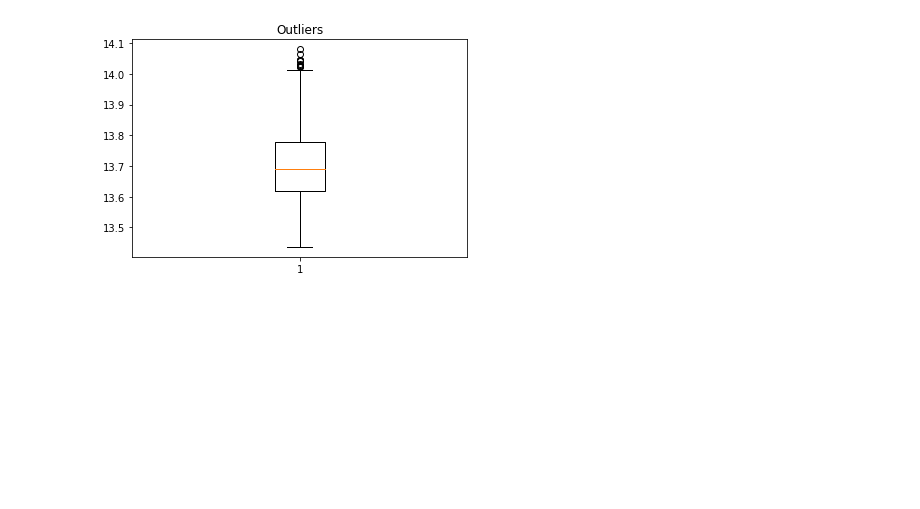
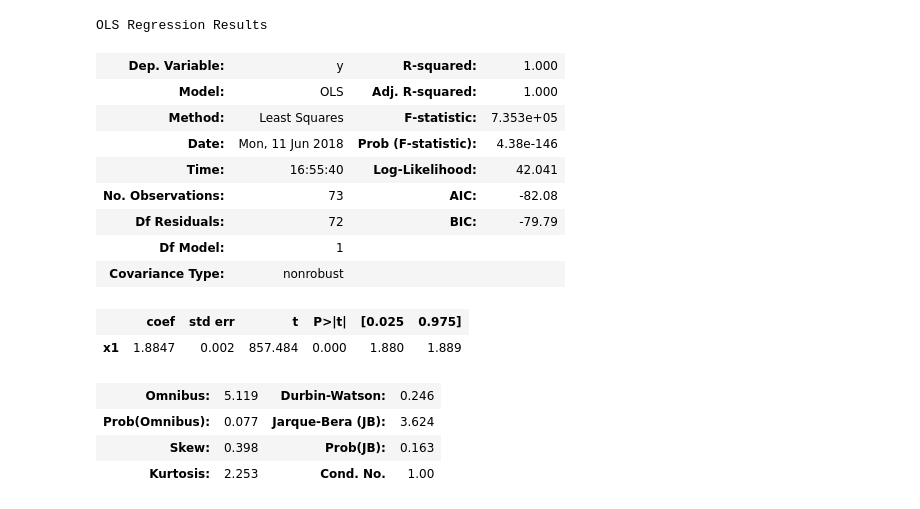
Before and after one commit to benlusamba/nutilities, a Jupyter notebook: soy_oi.ipynb, the cells around one changed output. Cells and saved outputs as stored; diff of their text form; code cells hidden in the pictures; blank space fills up the shorter version.

```diff
--- a/soy_oi.ipynb
+++ b/soy_oi.ipynb
@@ -83,7 +99,22 @@ plt.show()
-# %%
-#Box Plot of the distribution of the logs to spot outliers:
-plt.boxplot(a)
-plt.title('Outliers')
-plt.show()
-# %% [output]
-[figure, removed]
+# %%
+#Logistic Regression of price/oi
+model = sm.OLS(x_l, p_l).fit()
+predictions = model.predict(p_l)
+model.summary()
+# %% [output]
+OLS Regression Results
+| Dep. Variable: | y | R-squared: | 1.000 |
+| Model: | OLS | Adj. R-squared: | 1.000 |
+| Method: | Least Squares | F-statistic: | 7.353e+05 |
+| Date: | Mon, 11 Jun 2018 | Prob (F-statistic): | 4.38e-146 |
+| Time: | 16:55:40 | Log-Likelihood: | 42.041 |
+| No. Observations: | 73 | AIC: | -82.08 |
+| Df Residuals: | 72 | BIC: | -79.79 |
+| Df Model: | 1 |  |  |
+| Covariance Type: | nonrobust |  |  |
+|  | coef | std err | t | P>|t| | [0.025 | 0.975] |
+| x1 | 1.8847 | 0.002 | 857.484 | 0.000 | 1.880 | 1.889 |
+| Omnibus: | 5.119 | Durbin-Watson: | 0.246 |
+| Prob(Omnibus): | 0.077 | Jarque-Bera (JB): | 3.624 |
+| Skew: | 0.398 | Prob(JB): | 0.163 |
+| Kurtosis: | 2.253 | Cond. No. | 1.00 |
```
Also changed, not shown: parts of 8 cells of this notebook, 11 other files.
